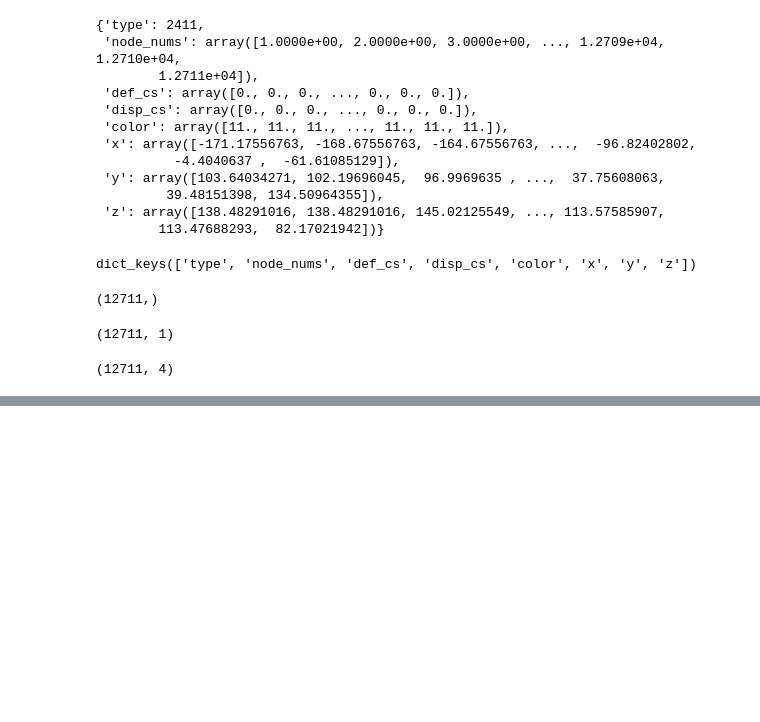
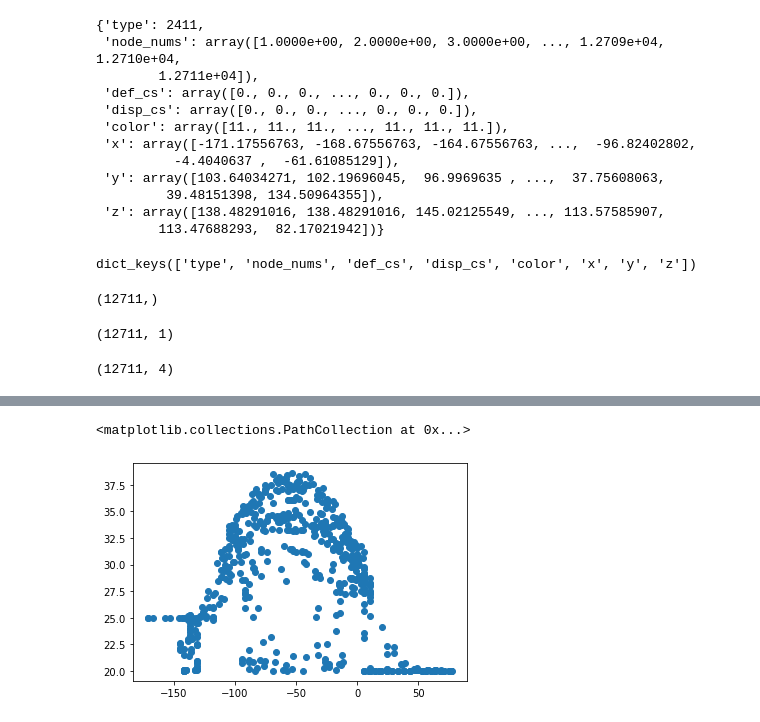
Before and after one commit to tmasthay/AWSChallenge, a Jupyter notebook: UNV.ipynb, the cells around one changed output, grey strips where cells are left out. Drawn from its saved outputs; the diff is of its cells as text; code cells hidden in the pictures; blank space fills up the shorter version.

```diff
--- a/UNV.ipynb
+++ b/UNV.ipynb
@@ -82,0 +113,5 @@ data_motor.shape
+# %%
+plt.scatter(x[::20], heat[::20])
+# %% [output]
+<matplotlib.collections.PathCollection at 0x...>
+[figure, added]
```
Also changed, not shown: parts of 9 cells of this notebook.
